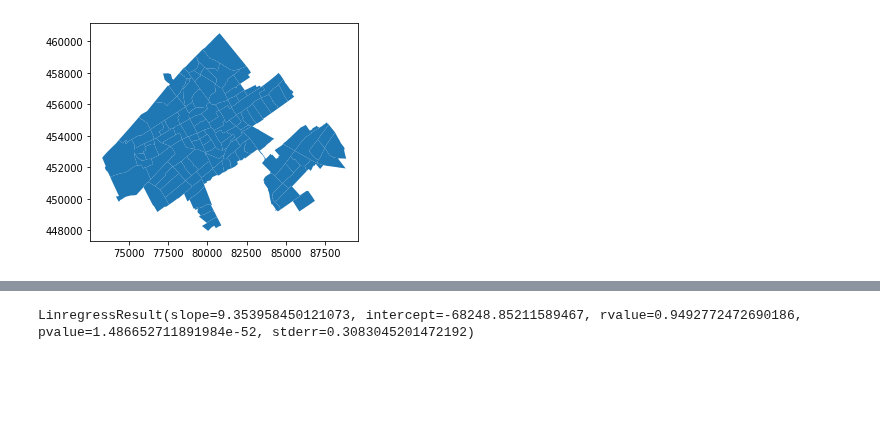
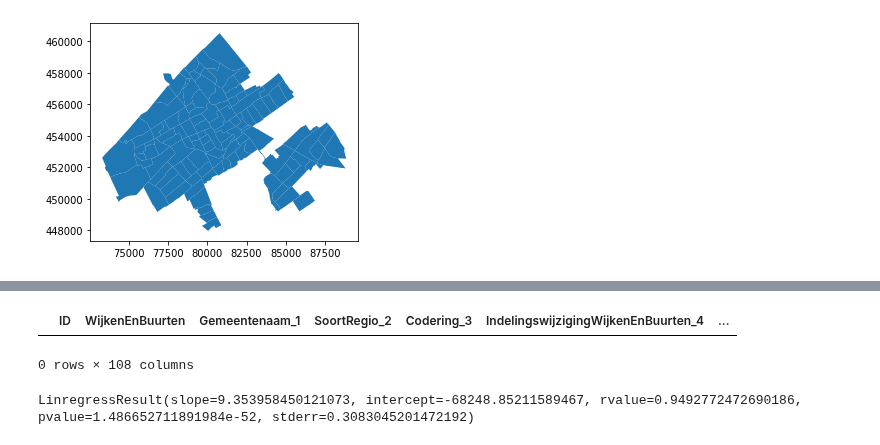
Before and after one commit to J-h-V/OpenDataDenHaag, a Jupyter notebook: Python/NeighborhoodGIS.ipynb, the cells around one changed output, grey strips where cells are left out. Drawn from its saved outputs; the diff is of its cells as text; code cells hidden in the pictures; blank space fills up the shorter version.

Commit message:
Fixed major error in neighborhood indexing

```diff
--- a/Python/NeighborhoodGIS.ipynb
+++ b/Python/NeighborhoodGIS.ipynb
@@ -111,0 +140,4 @@ education_data.fillna(0).to_csv("output/education_data.csv")
+# %%
+#I like red error messages, do you?
+dh_buurt_data_19["WijkenEnBuurten"].loc[5805] = 'Tedingerbroek'
+dh_buurt_data_19["WijkenEnBuurten"].loc[5796] = 'Parkbuurt Oosteinde'
@@ -112,3 +156,8 @@ education_data.fillna(0).to_csv("output/education_data.csv")
+# %%
+dh_buurt_data_19[dh_buurt_data_19["WijkenEnBuurten"]=="Parkbuurt oosteinde"]
+# %% [output]
+|  | ID | WijkenEnBuurten | Gemeentenaam_1 | SoortRegio_2 | Codering_3 | IndelingswijzigingWijkenEnBuurten_4 | ... |
+0 rows × 108 columns
 # %%
 housing_data = dh_buurt_data_19[['WijkenEnBuurten','GemiddeldeHuishoudensgrootte_32','Woningvoorraad_34',
  'GemiddeldeWoningwaarde_35','PercentageBewoond_38','PercentageOnbewoond_39',
```
Also changed, not shown: parts of 5 cells of this notebook, 8 other files.
